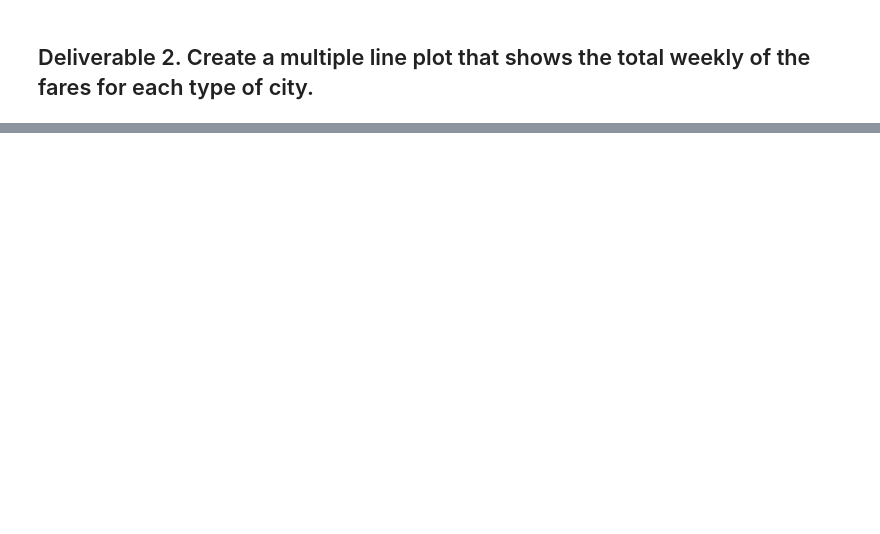
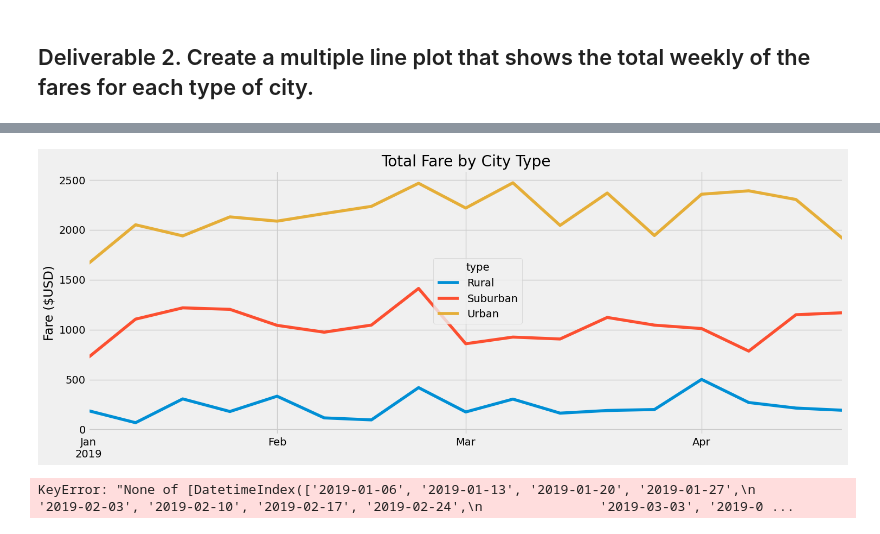
Before and after one commit to RexBas90/PyBer_Analysis, a Jupyter notebook: PyBer_Challenge.ipynb, the cells around one changed output, grey strips where cells are left out. Saved outputs shown, nothing was run; the diff lists cells and outputs as text; code cells hidden in the pictures; blank space fills up the shorter version.

Commit message:
Final analysis and visualizations upload

```diff
--- a/PyBer_Challenge.ipynb
+++ b/PyBer_Challenge.ipynb
@@ -133,3 +204,5 @@ pyber_summary_df
 # %%
 # 4. Create a pivot table with the 'date' as the index, the columns ='type', and values='fare'
 # to get the total fares for each type of city by the date.
+pivot_table_df = city_date_df.pivot(index='date', columns='type', values='fare')
+pivot_table_df
@@ -136,2 +224,4 @@ pyber_summary_df
 # %%
 # 5. Create a new DataFrame from the pivot table DataFrame using loc on the given dates, '2019-01-01':'2019-04-29'.
+date_filter_df =pivot_table_df.loc['2019-01-01 00:00:00':'2019-04-28 00:00:00']
+date_filter_df
@@ -138,5 +256,6 @@ pyber_summary_df
 # %%
 # 6. Set the "date" index to datetime datatype. This is necessary to use the resample() method in Step 8.
 # df.index = pd.to_datetime(df.index)
+date_filter_df.index = pd.to_datetime(date_filter_df.index)
 # %%
 # 7. Check that the datatype for the index is datetime using df.info()
@@ -143,2 +274,4 @@ pyber_summary_df
 # %%
 # 8. Create a new DataFrame using the "resample()" function by week 'W' and get the sum of the fares for each week.
+week_filter_df = date_filter_df.resample('W').sum()
+week_filter_df
@@ -145,7 +298,27 @@ pyber_summary_df
 # %%
 # 8. Using the object-oriented interface method, plot the resample DataFrame using the df.plot() function.
+
+# create and define plot
+ax = week_filter_df.plot(kind = 'line',
+                figsize =(16,6))
+
+# configure plot
+ax.set_ylabel("Fare ($USD)")
+ax.set_xlabel("")
+ax.set_title("Total Fare by City Type")
+ax.get_legend().set_bbox_to_anchor((0.45,0.40))
 
 # Import the style from Matplotlib.
 from matplotlib import style
 # Use the graph style fivethirtyeight.
 style.use('fivethirtyeight')
+
+# Save plot
+plt.savefig("analysis/PyBer_fare_summary.png")
+# %% [output]
+[figure, added]
+# %%
+ax = week_filter_df.plot(week_filter_df.index, kind = 'line',
+                figsize =(16,6))
+# %% [output]
+KeyError: "None of [DatetimeIndex(['2019-01-06', '2019-01-13', '2019-01-20', '2019-01-27',\n               '2019-02-03', '2019-02-10', '2019-02-17', '2019-02-24',\n               '2019-03-03', '2019-0 ...
```
Also changed, not shown: parts of 19 cells of this notebook, 3 other files.
